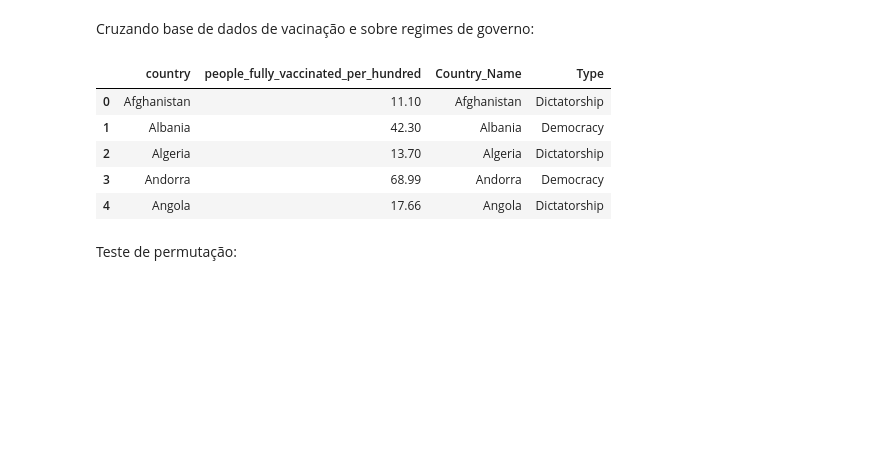
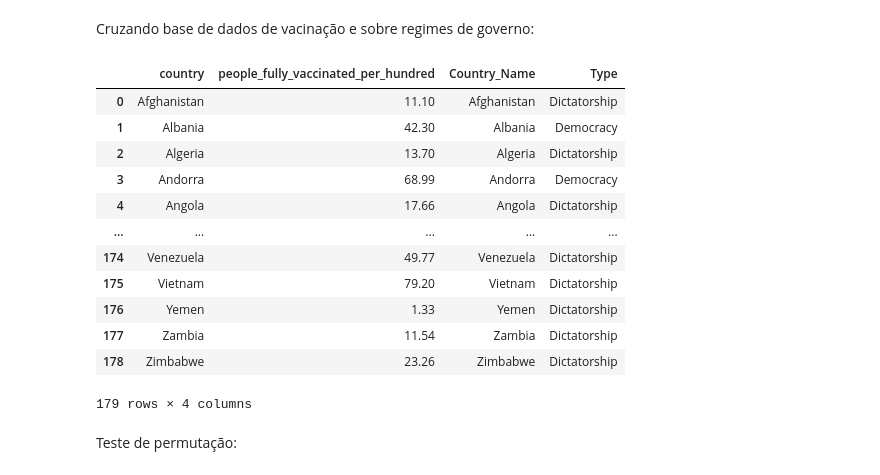
Before and after one commit to JoaoP-Silva/Covid-analysis, a Jupyter notebook: Vacinacao-Covid.ipynb, the cells around one changed output. Saved outputs shown, nothing was run; the diff lists cells and outputs as text; code cells hidden in the pictures; blank space fills up the shorter version.

```diff
--- a/Vacinacao-Covid.ipynb
+++ b/Vacinacao-Covid.ipynb
@@ -141,18 +155,25 @@ Cruzando base de dados de vacinação e sobre regimes de governo:
 # %%
 df_DEMOCRACY = df_DEMOCRACY[['Country_Name', 'Type']]
 Vac_and_dem = df_VACCINATION.merge(df_DEMOCRACY,
              how = "inner",
              left_on = "country", right_on = "Country_Name")
 Vac_and_dem = Vac_and_dem[['country', 'people_fully_vaccinated_per_hundred', 'Country_Name', 'Type']]
 Vac_and_dem.dropna()
-Vac_and_dem.head()
+Vac_and_dem
 # %% [output]
 |  | country | people_fully_vaccinated_per_hundred | Country_Name | Type |
 | 0 | Afghanistan | 11.10 | Afghanistan | Dictatorship |
 | 1 | Albania | 42.30 | Albania | Democracy |
 | 2 | Algeria | 13.70 | Algeria | Dictatorship |
 | 3 | Andorra | 68.99 | Andorra | Democracy |
 | 4 | Angola | 17.66 | Angola | Dictatorship |
+| ... | ... | ... | ... | ... |
+| 174 | Venezuela | 49.77 | Venezuela | Dictatorship |
+| 175 | Vietnam | 79.20 | Vietnam | Dictatorship |
+| 176 | Yemen | 1.33 | Yemen | Dictatorship |
+| 177 | Zambia | 11.54 | Zambia | Dictatorship |
+| 178 | Zimbabwe | 23.26 | Zimbabwe | Dictatorship |
+179 rows × 4 columns
 # %% [markdown]
 Teste de permutação:
 # %%
```
Also changed, not shown: parts of 15 cells of this notebook.
